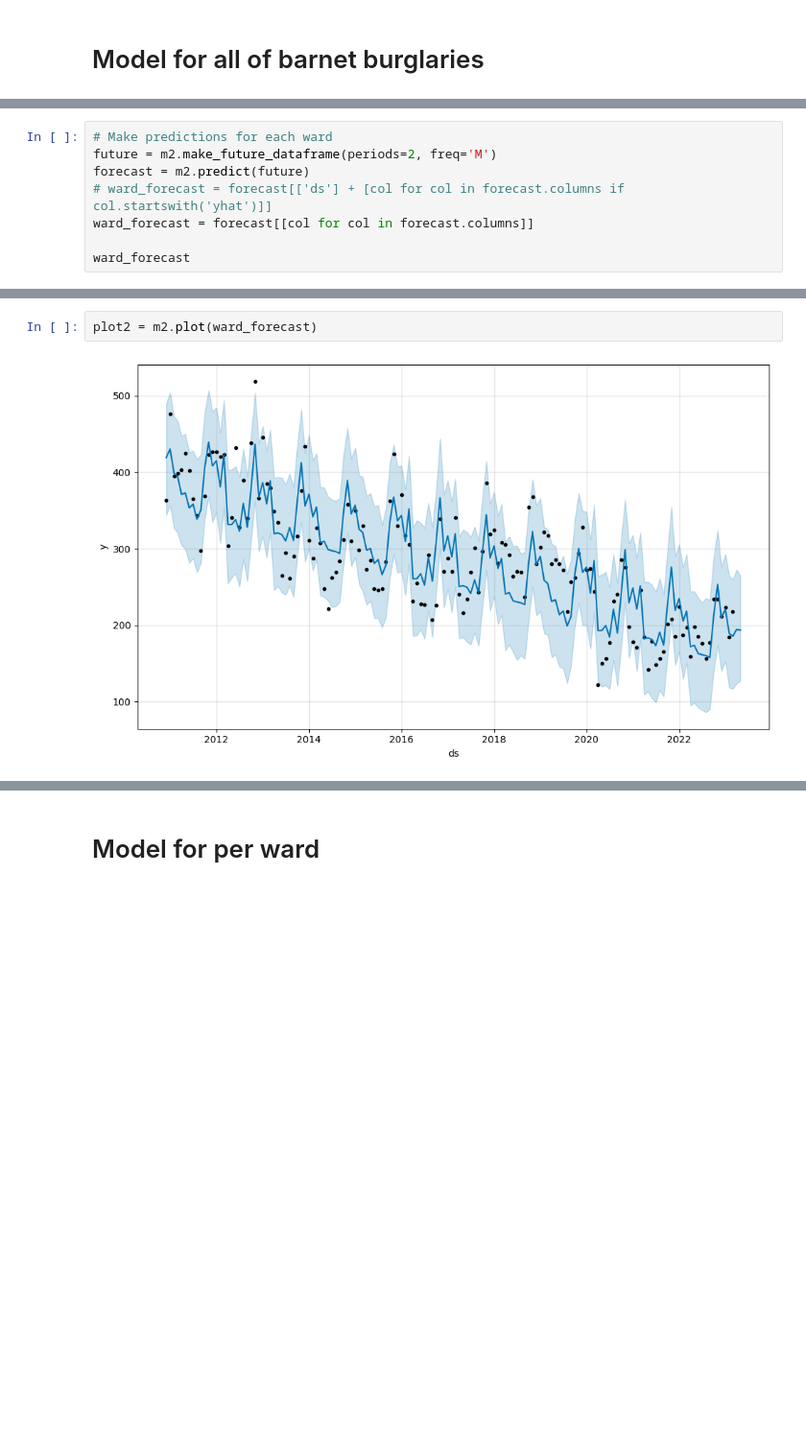
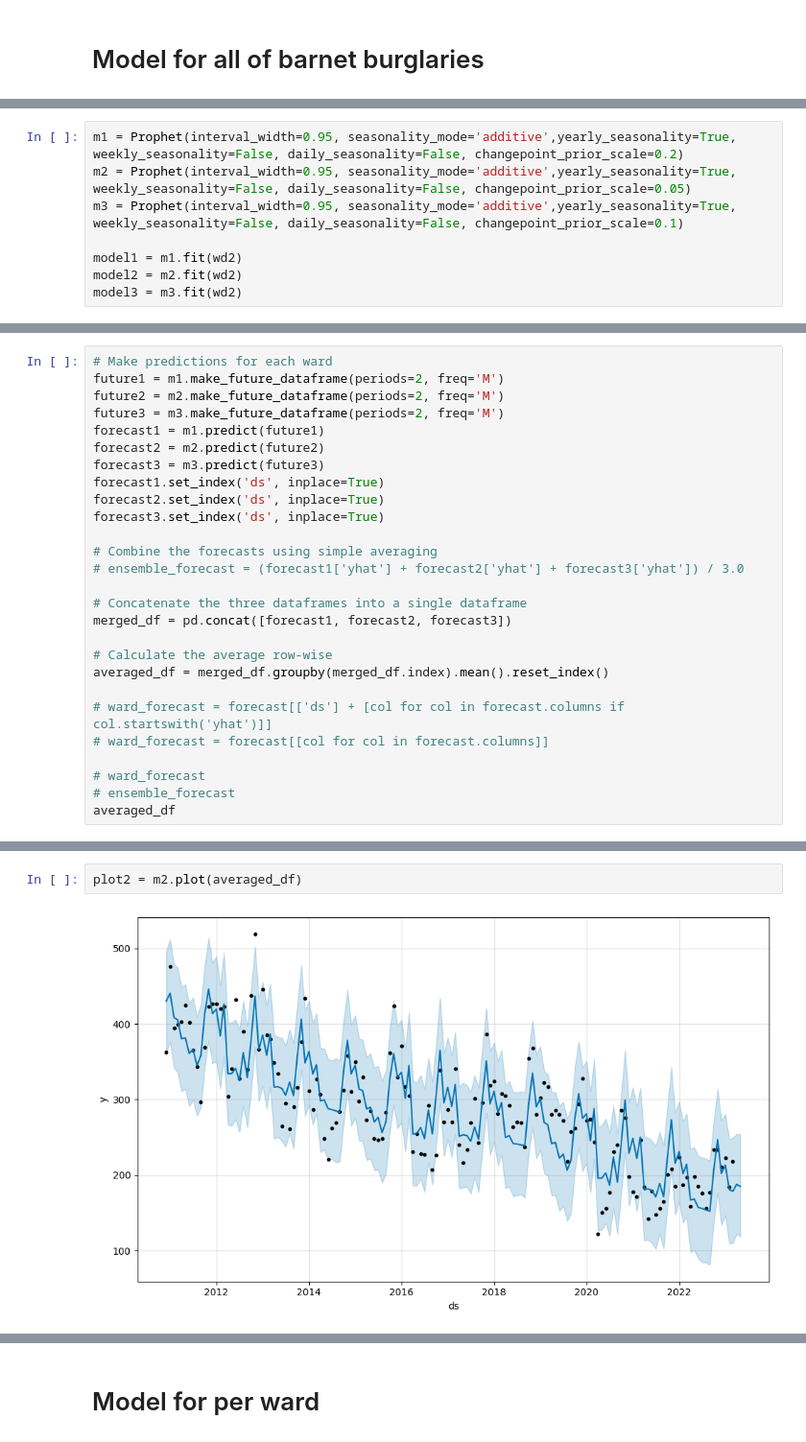
Before and after one commit to Shapkofil/dc20-g22, a Jupyter notebook: notebooks/Prophet.ipynb, the cells around one changed output, grey strips where cells are left out. Shown: that part at 96% size. Saved outputs shown, nothing was run; the diff lists cells and outputs as text; blank space fills up the shorter version.

Commit message:
prophet things

```diff
--- a/notebooks/Prophet.ipynb
+++ b/notebooks/Prophet.ipynb
@@ -181,0 +176,8 @@ model2 = m2.fit(wd2)
+# %%
+m1 = Prophet(interval_width=0.95, seasonality_mode='additive',yearly_seasonality=True, weekly_seasonality=False, daily_seasonality=False, changepoint_prior_scale=0.2)
+m2 = Prophet(interval_width=0.95, seasonality_mode='additive',yearly_seasonality=True, weekly_seasonality=False, daily_seasonality=False, changepoint_prior_scale=0.05)
+m3 = Prophet(interval_width=0.95, seasonality_mode='additive',yearly_seasonality=True, weekly_seasonality=False, daily_seasonality=False, changepoint_prior_scale=0.1)
+
+model1 = m1.fit(wd2)
+model2 = m2.fit(wd2)
+model3 = m3.fit(wd2)
@@ -182,10 +191,29 @@ model2 = m2.fit(wd2)
 # %%
 # Make predictions for each ward
-future = m2.make_future_dataframe(periods=2, freq='M')
-forecast = m2.predict(future)
+future1 = m1.make_future_dataframe(periods=2, freq='M')
+future2 = m2.make_future_dataframe(periods=2, freq='M')
+future3 = m3.make_future_dataframe(periods=2, freq='M')
+forecast1 = m1.predict(future1)
+forecast2 = m2.predict(future2)
+forecast3 = m3.predict(future3)
+forecast1.set_index('ds', inplace=True)
+forecast2.set_index('ds', inplace=True)
+forecast3.set_index('ds', inplace=True)
+
+# Combine the forecasts using simple averaging
+# ensemble_forecast = (forecast1['yhat'] + forecast2['yhat'] + forecast3['yhat']) / 3.0
+
+# Concatenate the three dataframes into a single dataframe
+merged_df = pd.concat([forecast1, forecast2, forecast3])
+
+# Calculate the average row-wise
+averaged_df = merged_df.groupby(merged_df.index).mean().reset_index()
+
 # ward_forecast = forecast[['ds'] + [col for col in forecast.columns if col.startswith('yhat')]]
-ward_forecast = forecast[[col for col in forecast.columns]]
+# ward_forecast = forecast[[col for col in forecast.columns]]
 
-ward_forecast
+# ward_forecast
+# ensemble_forecast
+averaged_df
 # %% [output]
 |  | ds | trend | yhat_lower | yhat_upper | trend_lower | trend_upper | additive_terms | ... |
@@ -203,6 +231,6 @@ ward_forecast
 150 rows × 16 columns
 # %%
-plot2 = m2.plot(ward_forecast)
+plot2 = m2.plot(averaged_df)
 # %% [output]
-[figure, old version]
+[figure, new version]
 # %%
```
Also changed, not shown: parts of 18 cells of this notebook.
